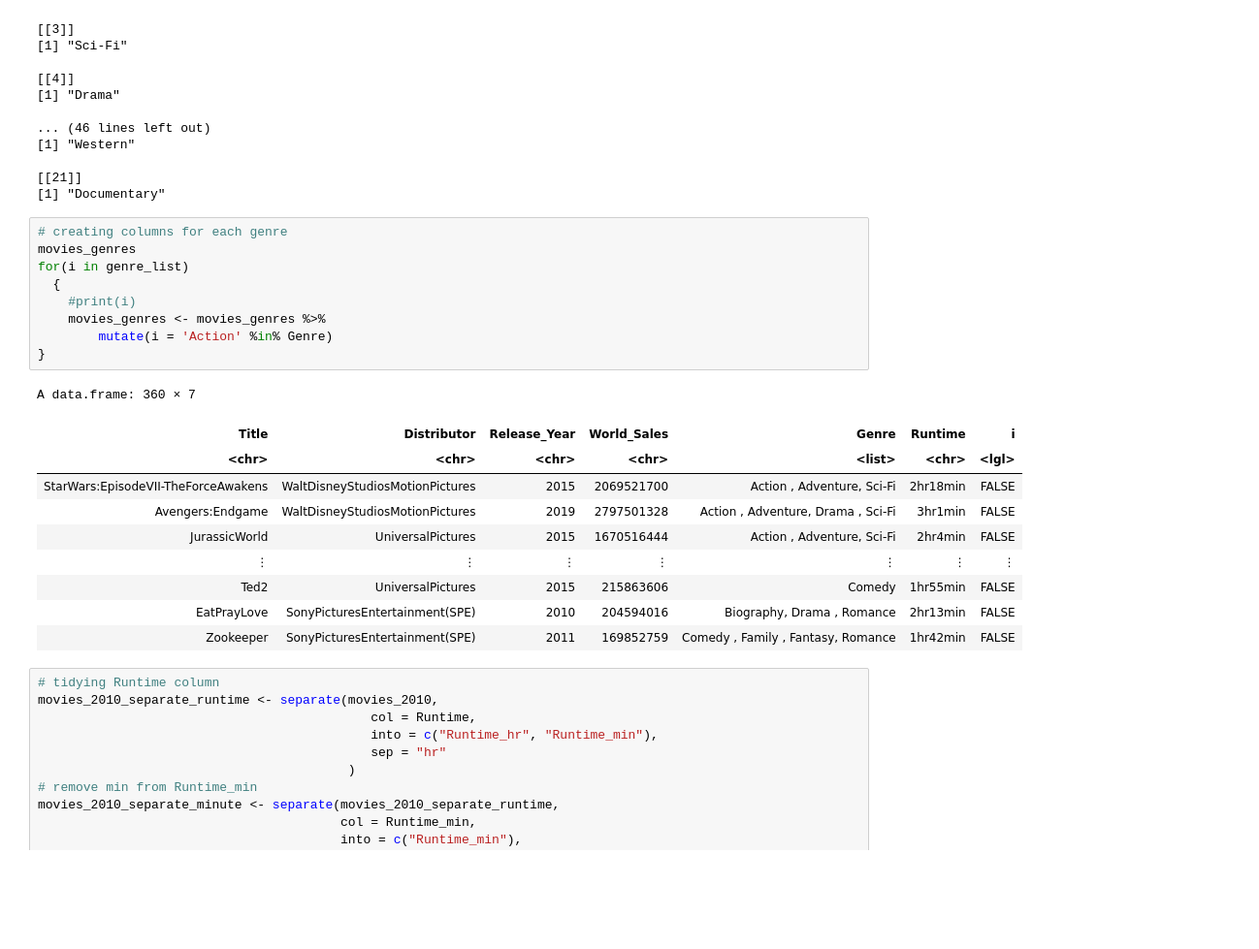
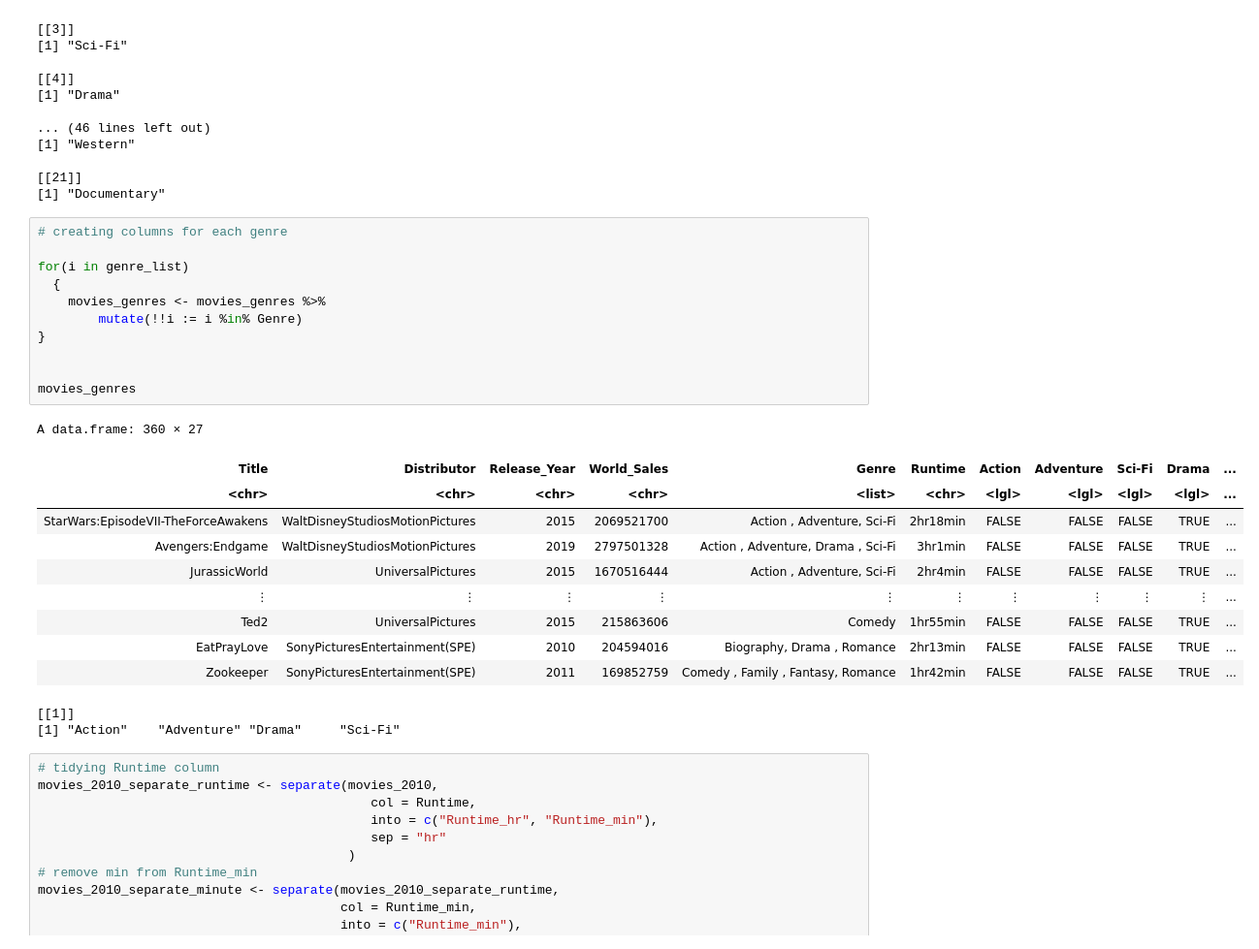
Before and after one commit to starsurfer87/DSCI100-Group-Project, a Jupyter notebook: project-proposal.ipynb, the cells around one changed output. Shown at 97% size. Drawn from its saved outputs; the diff is of its cells as text; blank space fills up the shorter version.

Commit message:
Genre Columns
Separate columns for each genre (values in these columns are not accurate at the moment)

```diff
--- a/project-proposal.ipynb
+++ b/project-proposal.ipynb
@@ -132,24 +132,28 @@ genre_list
 [1] "Documentary"
 # %%
 # creating columns for each genre
-movies_genres
+
 for(i in genre_list)
   {
-    #print(i)
     movies_genres <- movies_genres %>%
-        mutate(i = 'Action' %in% Genre)
+        mutate(!!i := i %in% Genre)
 }
+
+
+movies_genres
 # %% [output]
-A data.frame: 360 × 7
+A data.frame: 360 × 27
-| Title | Distributor | Release_Year | World_Sales | Genre | Runtime | i |
-| <chr> | <chr> | <chr> | <chr> | <list> | <chr> | <lgl> |
-| StarWars:EpisodeVII-TheForceAwakens | WaltDisneyStudiosMotionPictures | 2015 | 2069521700 | Action , Adventure, Sci-Fi | 2hr18min | FALSE |
-| Avengers:Endgame | WaltDisneyStudiosMotionPictures | 2019 | 2797501328 | Action , Adventure, Drama , Sci-Fi | 3hr1min | FALSE |
-| JurassicWorld | UniversalPictures | 2015 | 1670516444 | Action , Adventure, Sci-Fi | 2hr4min | FALSE |
-| ⋮ | ⋮ | ⋮ | ⋮ | ⋮ | ⋮ | ⋮ |
-| Ted2 | UniversalPictures | 2015 | 215863606 | Comedy | 1hr55min | FALSE |
-| EatPrayLove | SonyPicturesEntertainment(SPE) | 2010 | 204594016 | Biography, Drama , Romance | 2hr13min | FALSE |
-| Zookeeper | SonyPicturesEntertainment(SPE) | 2011 | 169852759 | Comedy , Family , Fantasy, Romance | 1hr42min | FALSE |
+| Title | Distributor | Release_Year | World_Sales | Genre | Runtime | Action | Adventure | Sci-Fi | Drama | ... |
+| <chr> | <chr> | <chr> | <chr> | <list> | <chr> | <lgl> | <lgl> | <lgl> | <lgl> | ... |
+| StarWars:EpisodeVII-TheForceAwakens | WaltDisneyStudiosMotionPictures | 2015 | 2069521700 | Action , Adventure, Sci-Fi | 2hr18min | FALSE | FALSE | FALSE | TRUE | ... |
+| Avengers:Endgame | WaltDisneyStudiosMotionPictures | 2019 | 2797501328 | Action , Adventure, Drama , Sci-Fi | 3hr1min | FALSE | FALSE | FALSE | TRUE | ... |
+| JurassicWorld | UniversalPictures | 2015 | 1670516444 | Action , Adventure, Sci-Fi | 2hr4min | FALSE | FALSE | FALSE | TRUE | ... |
+| ⋮ | ⋮ | ⋮ | ⋮ | ⋮ | ⋮ | ⋮ | ⋮ | ⋮ | ⋮ | ... |
+| Ted2 | UniversalPictures | 2015 | 215863606 | Comedy | 1hr55min | FALSE | FALSE | FALSE | TRUE | ... |
+| EatPrayLove | SonyPicturesEntertainment(SPE) | 2010 | 204594016 | Biography, Drama , Romance | 2hr13min | FALSE | FALSE | FALSE | TRUE | ... |
+| Zookeeper | SonyPicturesEntertainment(SPE) | 2011 | 169852759 | Comedy , Family , Fantasy, Romance | 1hr42min | FALSE | FALSE | FALSE | TRUE | ... |
+[[1]]
+[1] "Action"    "Adventure" "Drama"     "Sci-Fi"
 # %%
 # tidying Runtime column
 movies_2010_separate_runtime <- separate(movies_2010,
```
Also changed, not shown: parts of 1 cell of this notebook.
